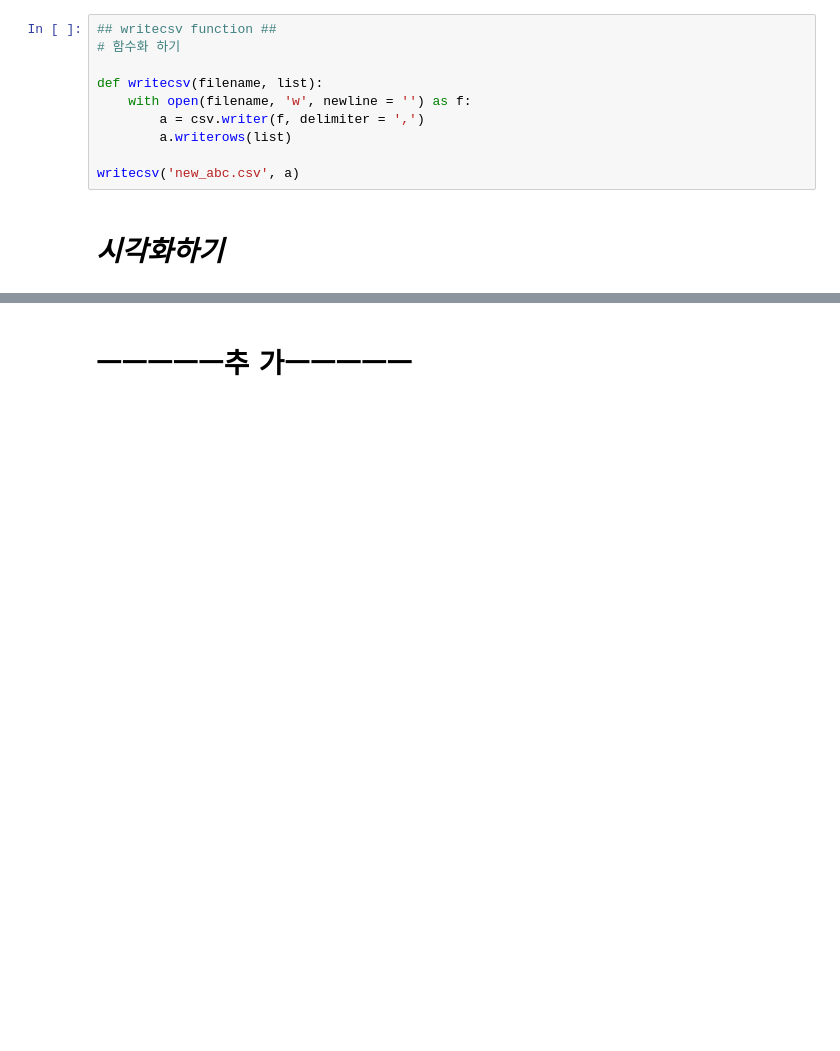
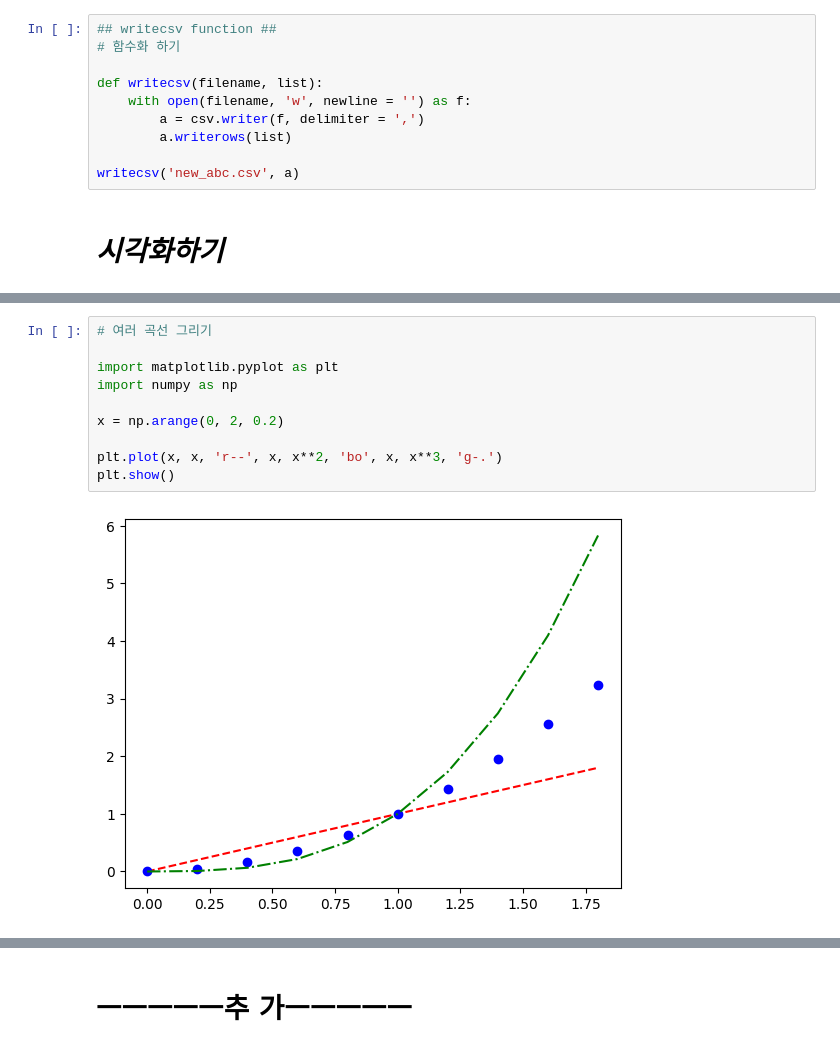
Before and after one commit to JSeoYoung/python-programming, a Jupyter notebook: python_base_summary_note.ipynb, the cells around one changed output, grey strips where cells are left out. Drawn from its saved outputs; the diff is of its cells as text; blank space fills up the shorter version.

```diff
--- a/python_base_summary_note.ipynb
+++ b/python_base_summary_note.ipynb
@@ -2498,0 +2554,12 @@ plt.show()
+# %%
+# 여러 곡선 그리기
+
+import matplotlib.pyplot as plt
+import numpy as np
+
+x = np.arange(0, 2, 0.2)
+
+plt.plot(x, x, 'r--', x, x**2, 'bo', x, x**3, 'g-.')
+plt.show()
+# %% [output]
+[figure, added]
```
Also changed, not shown: parts of 30 cells of this notebook.
